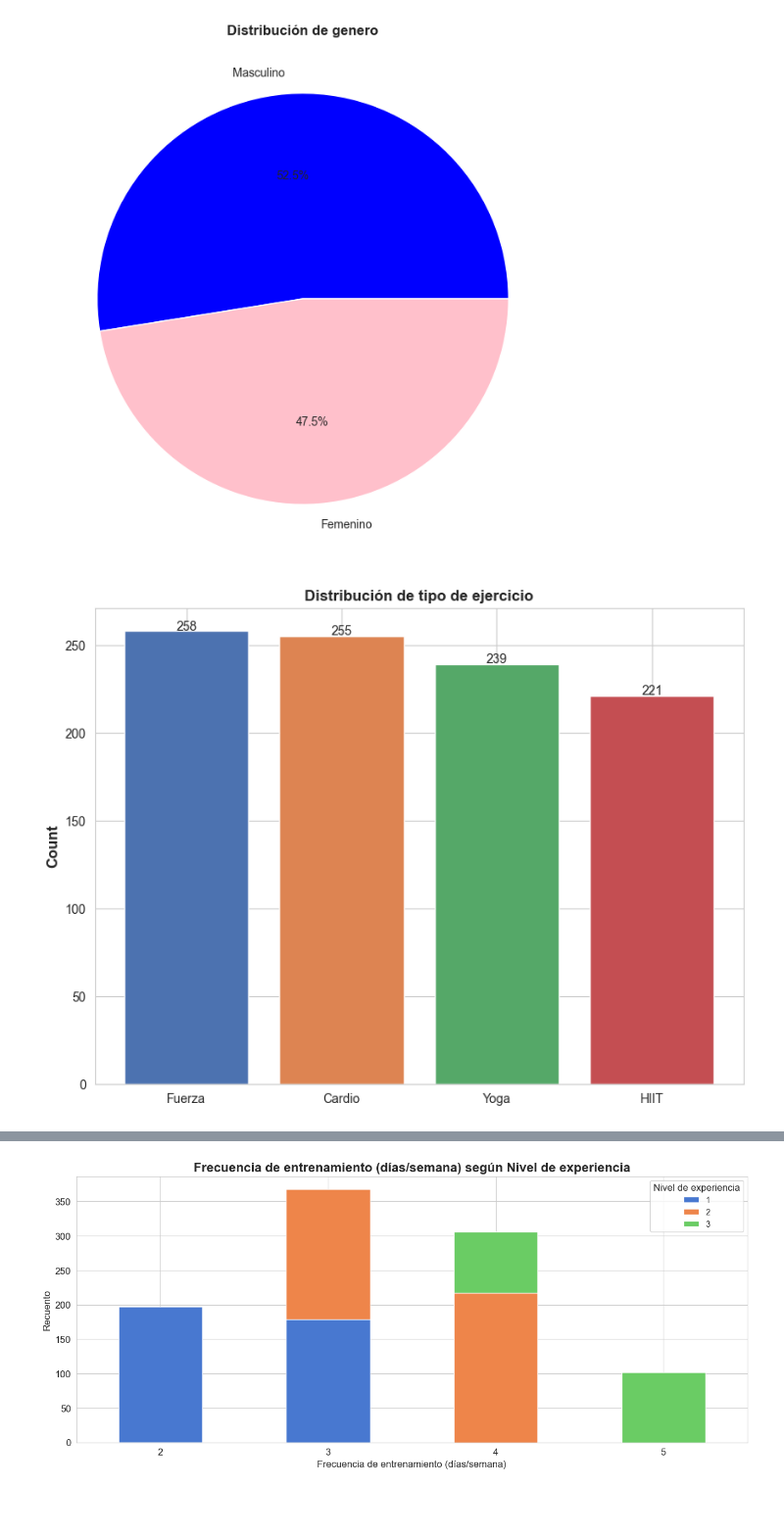
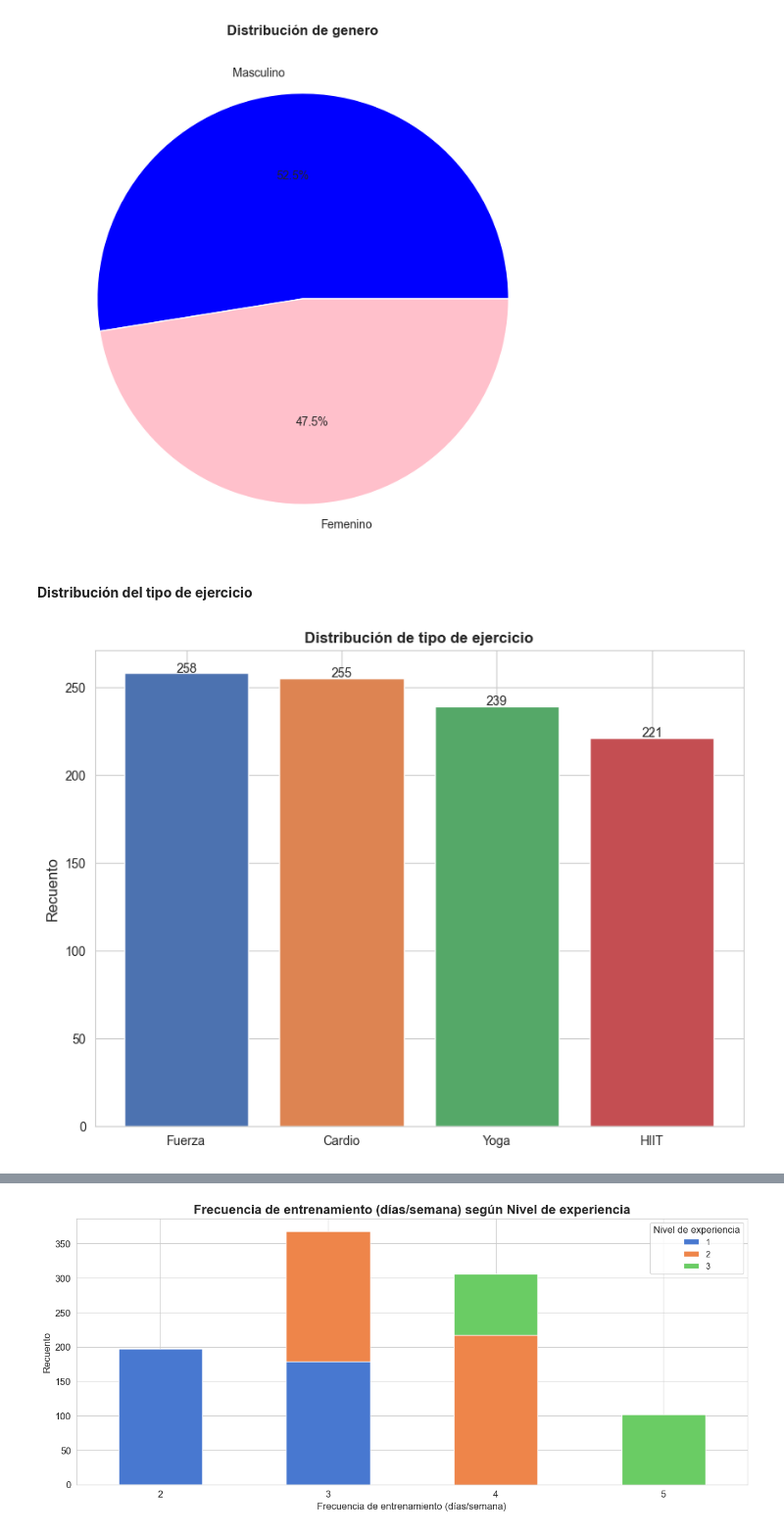
Before and after one commit to juancruzana/ExpGymMembers, a Jupyter notebook: EDA.ipynb, the cells around one changed output, grey strips where cells are left out. Shown at 98% size. Saved outputs shown, nothing was run; the diff lists cells and outputs as text; code cells hidden in the pictures; blank space fills up the shorter version.

```diff
--- a/EDA.ipynb
+++ b/EDA.ipynb
@@ -264,22 +275,24 @@ Masculino    511
 Femenino     462
 Name: count, dtype: int64
 [figure]
+# %% [markdown]
+**Distribución del tipo de ejercicio**
 # %%
 fig, ax = plt.subplots(figsize=(8, 6))
 
 value_counts = df['Tipo_Entrenamiento'].value_counts()
 colors = sns.color_palette("deep", len(value_counts))  # Paleta con 10 colores distintos
 
 
 ax.bar(value_counts.index, value_counts.values, color= colors)
 ax.set_title("Distribución de tipo de ejercicio", fontsize=12, weight='bold')
-ax.set_ylabel("Count", fontsize=12, weight='bold')
+ax.set_ylabel("Recuento", fontsize=12)
 
 # Mostrar valores sobre las barras
 for i, count in enumerate(value_counts.values):
     ax.text(i, count + 0.5, str(count), ha='center', fontsize=10)
 
 plt.tight_layout()
 plt.show()
 # %% [output]
-[figure, old version]
+[figure, new version]
```
Also changed, not shown: parts of 39 cells of this notebook.
